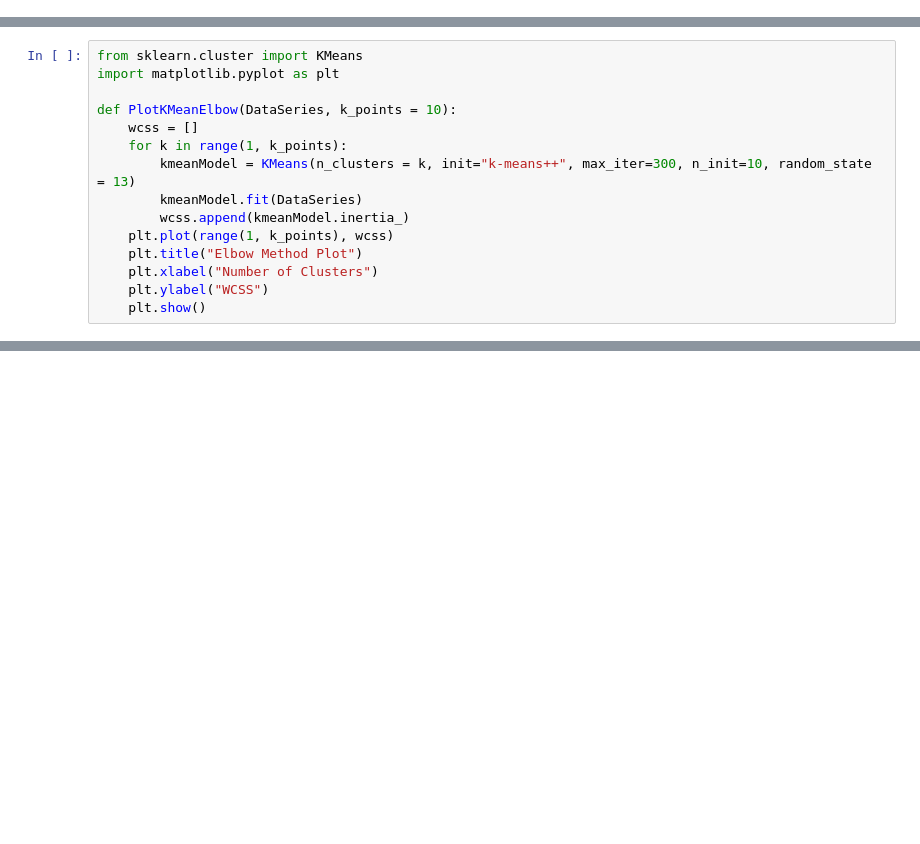
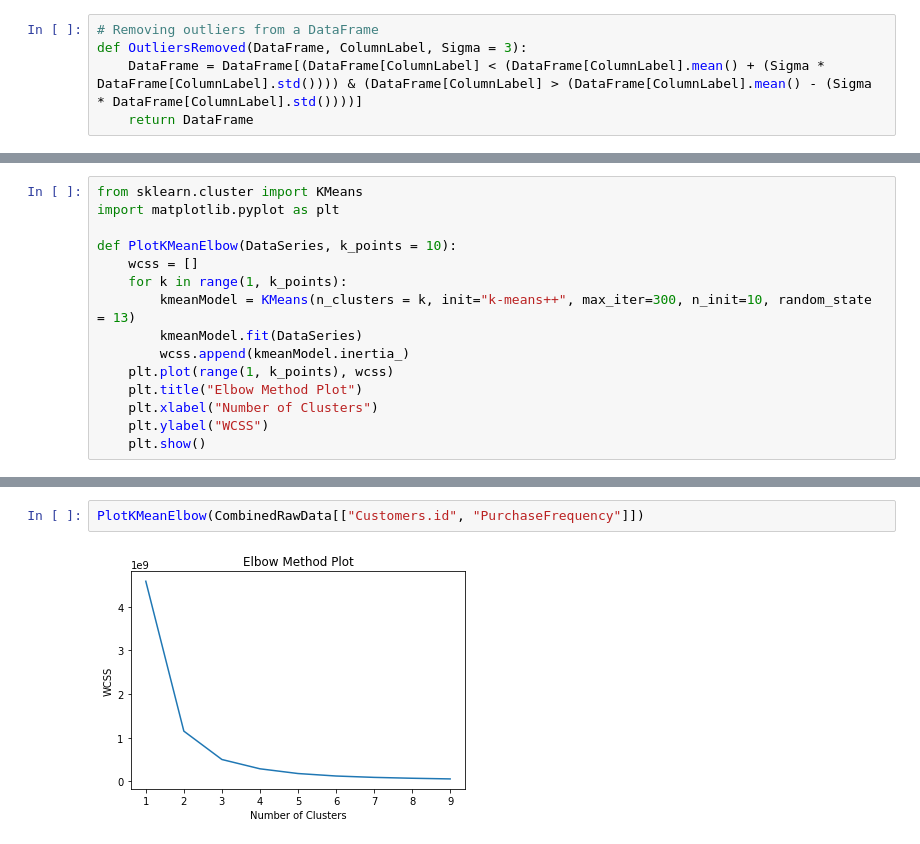
Before and after one commit to NormanHung/Practice-Customer-Segmentation, a Jupyter notebook: Assignment-Customer Segmentation.ipynb, the cells around one changed output, grey strips where cells are left out. Cells and saved outputs as stored; diff of their text form; blank space fills up the shorter version.

```diff
--- a/Assignment-Customer Segmentation.ipynb
+++ b/Assignment-Customer Segmentation.ipynb
@@ -179,0 +361,5 @@ Length: 181, dtype: int64
+# %%
+# Removing outliers from a DataFrame
+def OutliersRemoved(DataFrame, ColumnLabel, Sigma = 3):
+    DataFrame = DataFrame[(DataFrame[ColumnLabel] < (DataFrame[ColumnLabel].mean() + (Sigma * DataFrame[ColumnLabel].std()))) & (DataFrame[ColumnLabel] > (DataFrame[ColumnLabel].mean() - (Sigma * DataFrame[ColumnLabel].std())))]
+    return DataFrame
@@ -218,0 +422,4 @@ PlotKMeans(CombinedRawData[["Customers.id", "Customers.last_modified"]], k_point
+# %%
+PlotKMeanElbow(CombinedRawData[["Customers.id", "PurchaseFrequency"]])
+# %% [output]
+[figure, added]
```
Also changed, not shown: parts of 30 cells of this notebook.
